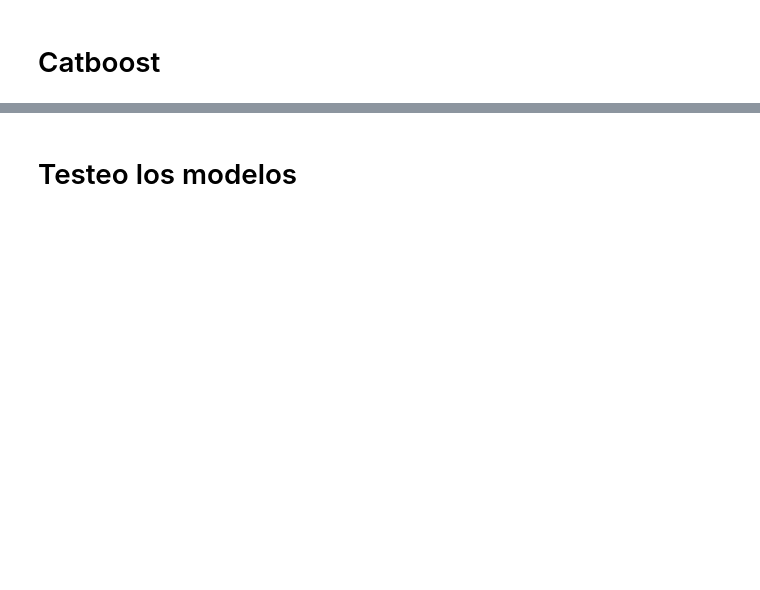
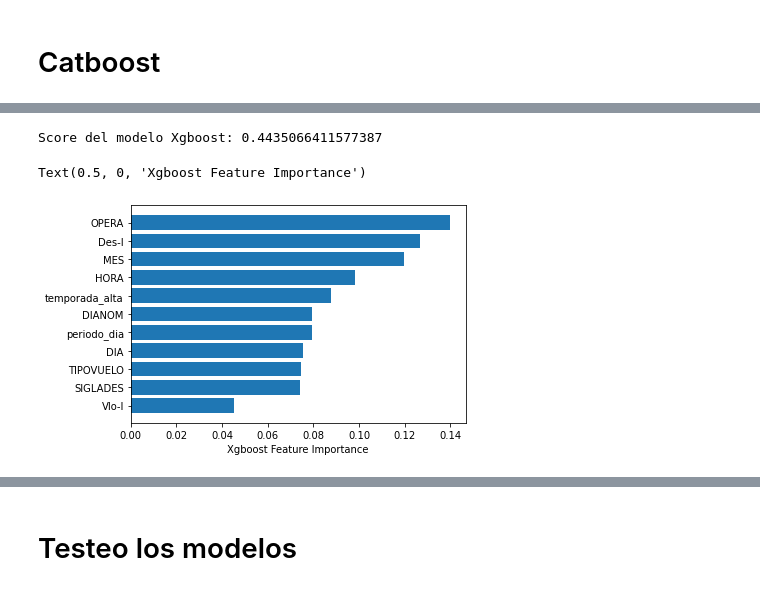
Before and after one commit to javierlunamisetich/Challenge_LATAM, a Jupyter notebook: solution.ipynb, the cells around one changed output, grey strips where cells are left out. Cells and saved outputs as stored; diff of their text form; code cells hidden in the pictures; blank space fills up the shorter version.

Commit message:
added scores

```diff
--- a/solution.ipynb
+++ b/solution.ipynb
@@ -756,9 +760,9 @@ params = {}
 # %%
 params = {"max_depth": 7, "learning_rate" : 0.01, "num_leaves": 120,  "n_estimators": 1000}
 # %%
-classifier = lgb.LGBMClassifier(objective='binary',**params)
+light = lgb.LGBMClassifier(objective='binary',**params)
 # %%
-classifier.fit(X_train,y_train)
+light.fit(X_train,y_train)
 # %% [output]
 LGBMClassifier(learning_rate=0.01, max_depth=7, n_estimators=1000,
                num_leaves=120, objective='binary')
@@ -779,16 +778,16 @@ custom_auc(y_test, result)
 # %%
 ## Hyperparameter tuning for XGBoost algorithm
 
-start = timeit.default_timer()
-xgb_model = xgb.XGBClassifier()
-param_dist = {"max_depth": [2,5,7,10],
-           "min_child_weight" : [2,6,10,],
-           "n_estimators": [100, 500],
-           "learning_rate" : [0.01,0.05,0.08, 0.1, 0.5, 0.8]}
-grid_search = RandomizedSearchCV(xgb_model, n_jobs=-1, param_distributions=param_dist,
-                                 cv = 2, scoring = 'average_precision', verbose=10,n_iter=1)
-grid_search.fit(X_train, y_train)
-print(grid_search.best_estimator_)
+#start = timeit.default_timer()
+#xgb_model = xgb.XGBClassifier()
+#param_dist = {"max_depth": [2,5,7,10],
+#           "min_child_weight" : [2,6,10,],
+#           "n_estimators": [100, 500],
+#           "learning_rate" : [0.01,0.05,0.08, 0.1, 0.5, 0.8]}
+#grid_search = RandomizedSearchCV(xgb_model, n_jobs=-1, param_distributions=param_dist,
+                                 #cv = 2, scoring = 'average_precision', verbose=10,n_iter=1)
+#grid_search.fit(X_train, y_train)
+#print(grid_search.best_estimator_)
 
-stop = timeit.default_timer()
-print('Time: ', stop - start)
+#stop = timeit.default_timer()
+#print('Time: ', stop - start)
@@ -802,0 +796,6 @@ params = {"max_depth": 10,
+# %%
+boost = xgb.XGBClassifier()
+
+boost.fit(X_train,y_train)
+
+result=boost.predict_proba(X_test)
@@ -823,0 +854,5 @@ params = {'learning_rate': 0.05, 'l2_leaf_reg': 1, 'iterations': 500, 'depth': 1
+# %%
+score_cat = custom_auc(y_test, result)
+print(f'Score del modelo Xgboost: {score_cat}')
+# %% [output]
+Score del modelo Xgboost: 0.4435066411577387
@@ -823,0 +861,7 @@ params = {'learning_rate': 0.05, 'l2_leaf_reg': 1, 'iterations': 500, 'depth': 1
+# %%
+sorted_idx = boost.feature_importances_.argsort()
+plt.barh(features[sorted_idx], boost.feature_importances_[sorted_idx])
+plt.xlabel("Xgboost Feature Importance")
+# %% [output]
+Text(0.5, 0, 'Xgboost Feature Importance')
+[figure, added]
```
Also changed, not shown: parts of 28 cells of this notebook.
